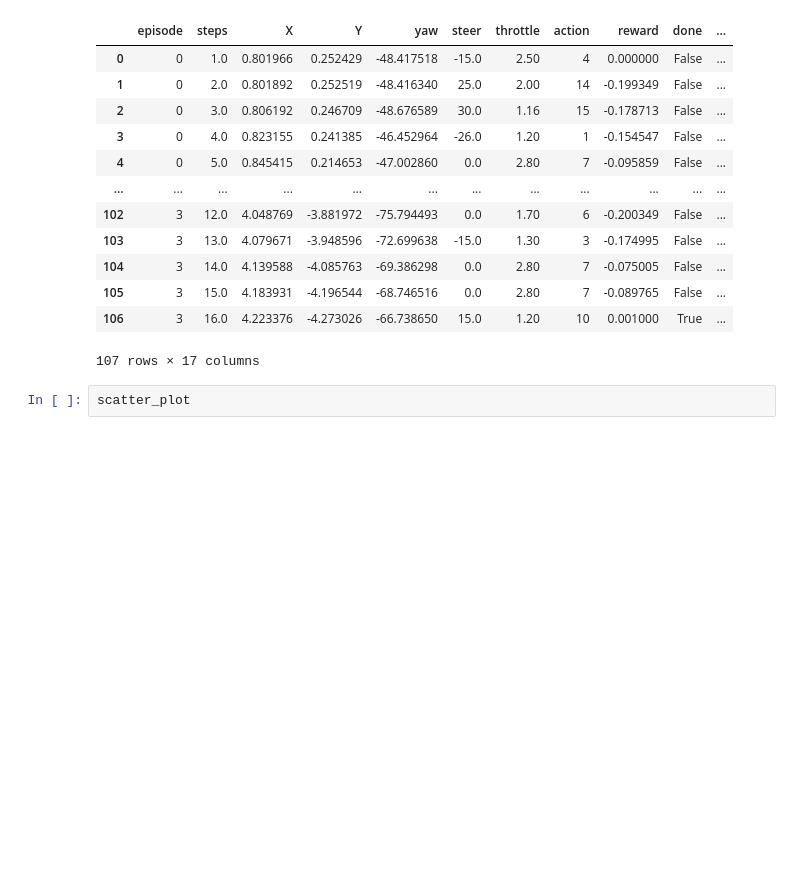
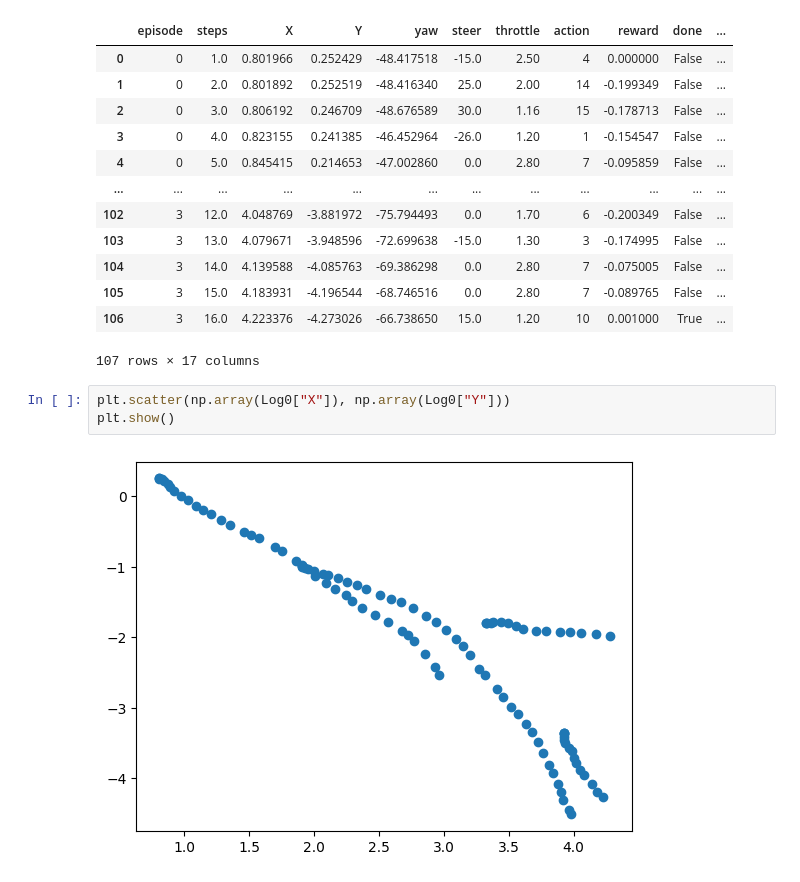
Before and after one commit to DavidLiu0619/DeepRacerLogVisualization, a Jupyter notebook: Log_Visualization.ipynb, the cells around one changed output. Cells and saved outputs as stored; diff of their text form; blank space fills up the shorter version.

```diff
--- a/Log_Visualization.ipynb
+++ b/Log_Visualization.ipynb
@@ -58,5 +60,8 @@ Log0
 | 105 | 3 | 15.0 | 4.183931 | -4.196544 | -68.746516 | 0.0 | 2.80 | 7 | -0.089765 | False | ... |
 | 106 | 3 | 16.0 | 4.223376 | -4.273026 | -66.738650 | 15.0 | 1.20 | 10 | 0.001000 | True | ... |
 107 rows × 17 columns
-# %%
-scatter_plot
+# %%
+plt.scatter(np.array(Log0["X"]), np.array(Log0["Y"]))
+plt.show()
+# %% [output]
+[figure, added]
```
Also changed, not shown: parts of 2 cells of this notebook.
